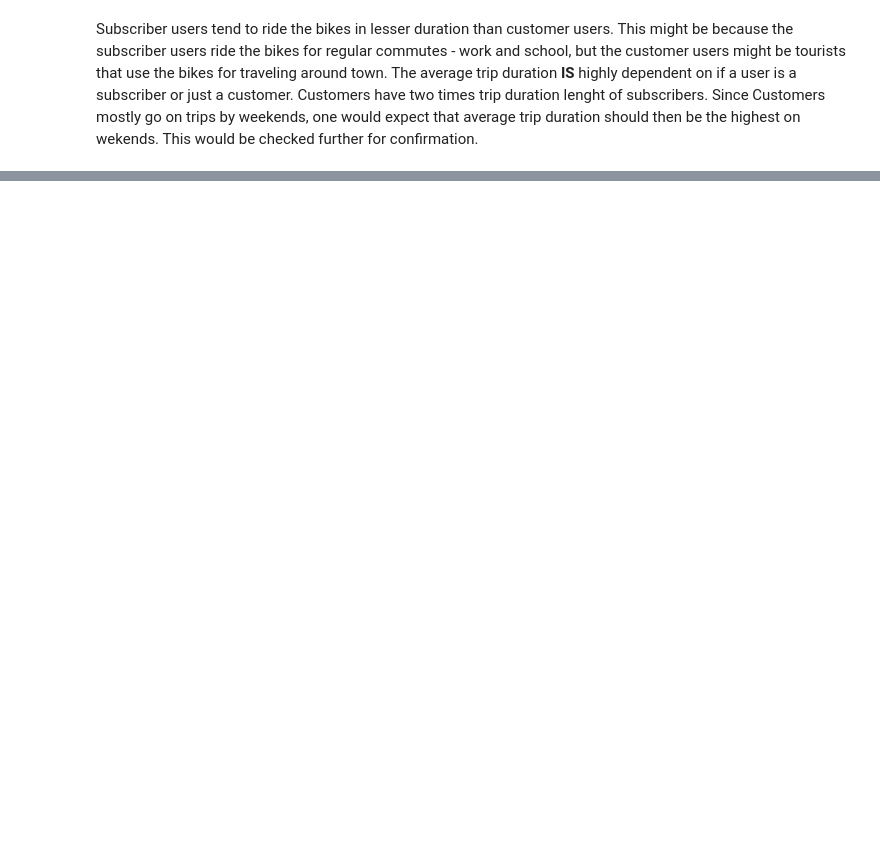
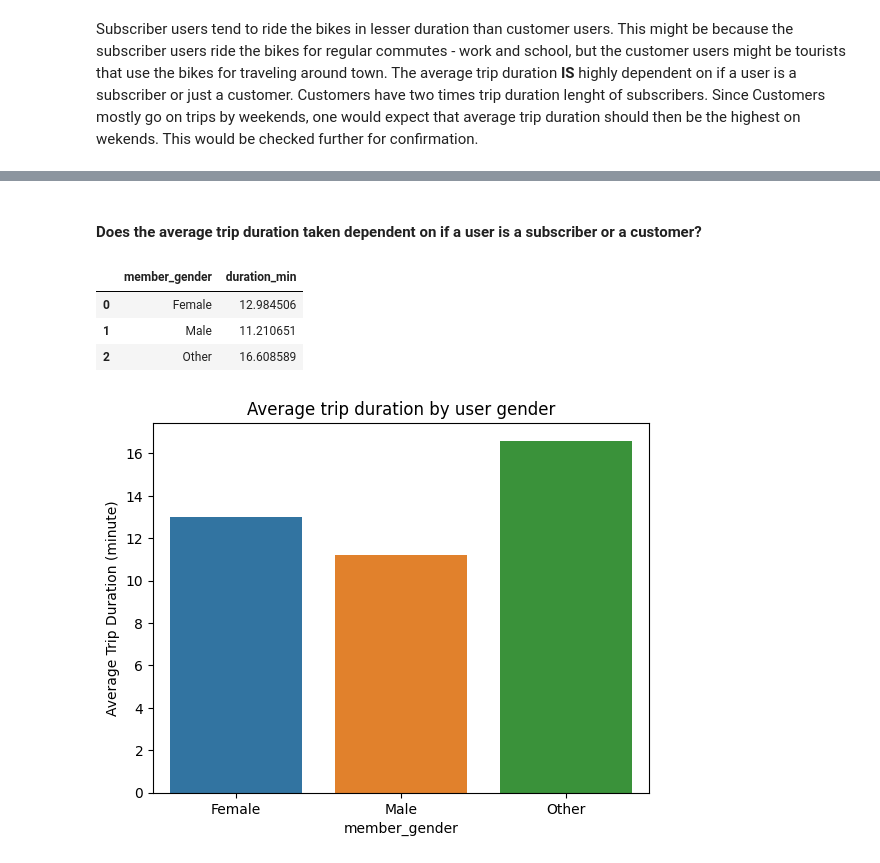
Before and after one commit to HoangMinh153/Data-Analyst, a Jupyter notebook: exercise.ipynb, the cells around one changed output, grey strips where cells are left out. Cells and saved outputs as stored; diff of their text form; code cells hidden in the pictures; blank space fills up the shorter version.

```diff
--- a/exercise.ipynb
+++ b/exercise.ipynb
@@ -579,0 +623,18 @@ Since Customers mostly go on trips by weekends, one would expect that average tr
+# %% [markdown]
+#### Does the average trip duration taken dependent on if a user is a subscriber or a customer?
+# %%
+# Average trip duration mean plot
+grouped_gender_type_duration = df_new[['member_gender','duration_min']].groupby(['member_gender'],as_index= False).mean()
+# show analysis
+display(grouped_gender_type_duration)
+
+sns.barplot(x='member_gender', y='duration_min', data=grouped_gender_type_duration)
+plt.title("Average trip duration by user gender")
+plt.ylabel("Average Trip Duration (minute)")
+plt.show()
+# %% [output]
+|  | member_gender | duration_min |
+| 0 | Female | 12.984506 |
+| 1 | Male | 11.210651 |
+| 2 | Other | 16.608589 |
+[figure, added]
```
Also changed, not shown: parts of 10 cells of this notebook.
